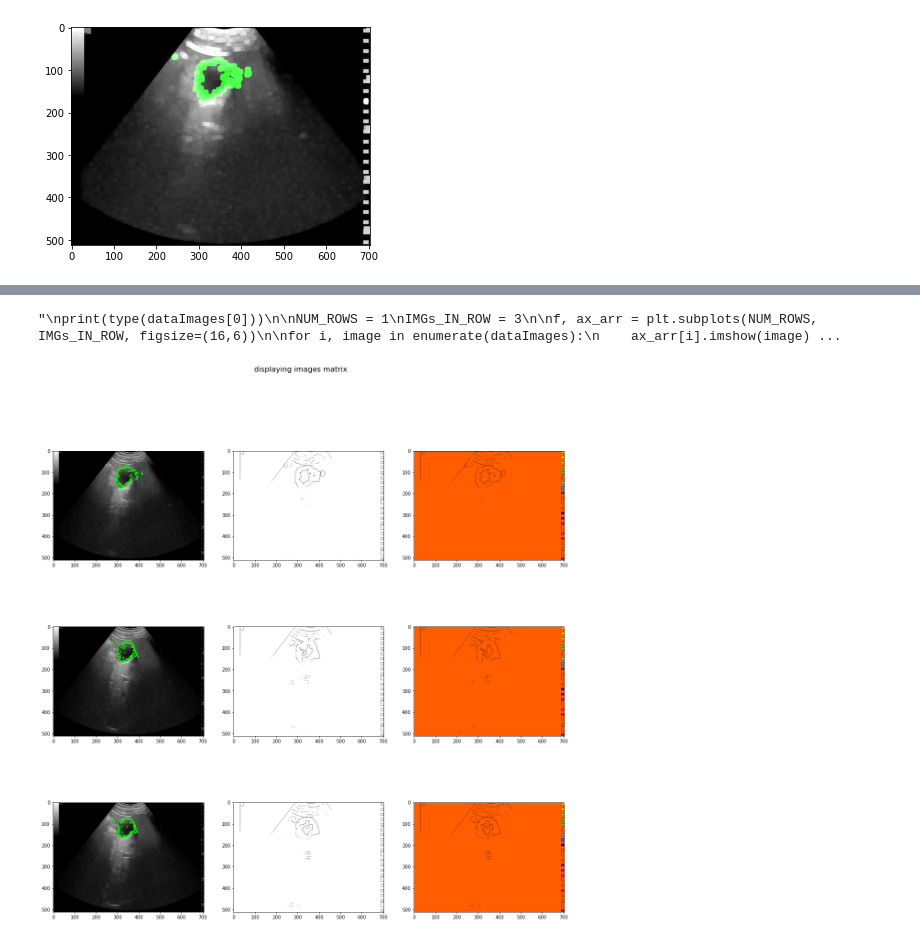
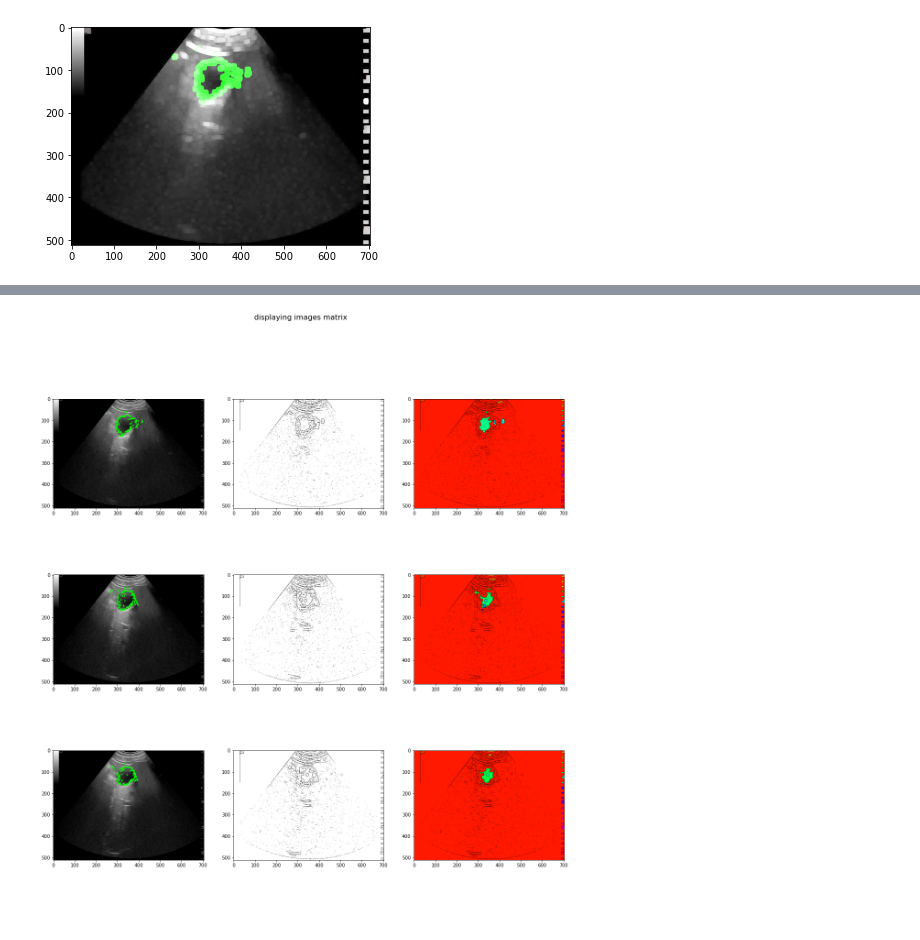
Before and after one commit to yousraBRK/Vesicule_Segmentation_with_ContourRegularisation, a Jupyter notebook: Code.ipynb, the cells around one changed output, grey strips where cells are left out. Cells and saved outputs as stored; diff of their text form; code cells hidden in the pictures; blank space fills up the shorter version.

```diff
--- a/Code.ipynb
+++ b/Code.ipynb
@@ -168,7 +185,7 @@ plt.imshow(imgplt7)
 # %% [markdown]
 Dilatation function
 # %%
-def Dilation(src,size):
+def Dilation(src,dilatation_size):
 
     dilatation_type = cv2.MORPH_RECT
     #title_dilatation_window = 'Dilation Demo'
@@ -214,57 +241,39 @@ def display_components(labels):
     # set bg label to black
     labeled_img[label_hue==0] = 0
     return(labeled_img)
-# %%
-dataImages=[imgplt5,imgplt6,imgplt7]
-"""
-print(type(dataImages[0]))
-
-NUM_ROWS = 1
-IMGs_IN_ROW = 3
-
-f, ax_arr = plt.subplots(NUM_ROWS, IMGs_IN_ROW, figsize=(16,6))
-
-for i, image in enumerate(dataImages):
-    ax_arr[i].imshow(image)
-    ax_arr[i].set_title('image '+ str(i))
-
-
-title = 'side by side view of images'
-f.suptitle(title, fontsize=16)
-plt.tight_layout()
-plt.show()
-"""
-# %% [output]
-"\nprint(type(dataImages[0]))\n\nNUM_ROWS = 1\nIMGs_IN_ROW = 3\n\nf, ax_arr = plt.subplots(NUM_ROWS, IMGs_IN_ROW, figsize=(16,6))\n\nfor i, image in enumerate(dataImages):\n    ax_arr[i].imshow(image) ...
 # %%
 
-all_images=[]
+dataImages=[imgplt5,imgplt6,imgplt7]   #images with their initials points
+all_images=[]                          #to save all images with their diffrent transformations
 for i, image in enumerate(dataImages):
     #do dilatation
-    dilatation_dst=Dilation(image,4)
+    dilatation_dst=Dilation(image,2)
+    #laplacian_dist=cv2.Laplacian(src,2)
     #Convert to gray scale
-    grey_image=cv2.cvtColor(dilatation_dst, cv2.COLOR_BGR2GRAY)
+    grey_image=cv2.cvtColor(dilatation_dst,cv2.COLOR_BGR2GRAY)
     #Convert to binary
-    binary_image=cv2.adaptiveThreshold(grey_image,255,cv2.ADAPTIVE_THRESH_GAUSSIAN_C,cv2.THRESH_BINARY,3,10)
+    binary_image=cv2.adaptiveThreshold(grey_image,255,cv2.ADAPTIVE_THRESH_GAUSSIAN_C,cv2.THRESH_BINARY,3,4)
+    #binary_image=cv2.adaptiveThreshold(grey_image,255,cv2.ADAPTIVE_THRESH_MEAN_C,cv2.THRESH_BINARY,3,4)
     #Compute  connected components
-    num_labels, labels_im = cv2.connectedComponents(binary_image,connectivity=8)
+    num_labels, labels_im = cv2.connectedComponents(binary_image,connectivity=4)
     labeled_img=display_components(labels_im)
     all_images.append(image)
     all_images.append(binary_image)
     all_images.append(labeled_img)
+
 
 
 NUM_ROWS = 3
 IMGs_IN_ROW = 3
 f, ax_arr = plt.subplots(NUM_ROWS, IMGs_IN_ROW, figsize=(20,20))
 
 for j, row in enumerate(ax_arr):
     for i, ax in enumerate(row):
         ax.imshow(cv2.cvtColor(all_images[j*IMGs_IN_ROW+i], cv2.COLOR_BGR2RGB))
         ax.set_title('')
 
 title = 'displaying images matrix'
 f.suptitle(title, fontsize=16)
 plt.show()
 # %% [output]
-[figure, old version]
+[figure, new version]
```
Also changed, not shown: parts of 18 cells of this notebook.
